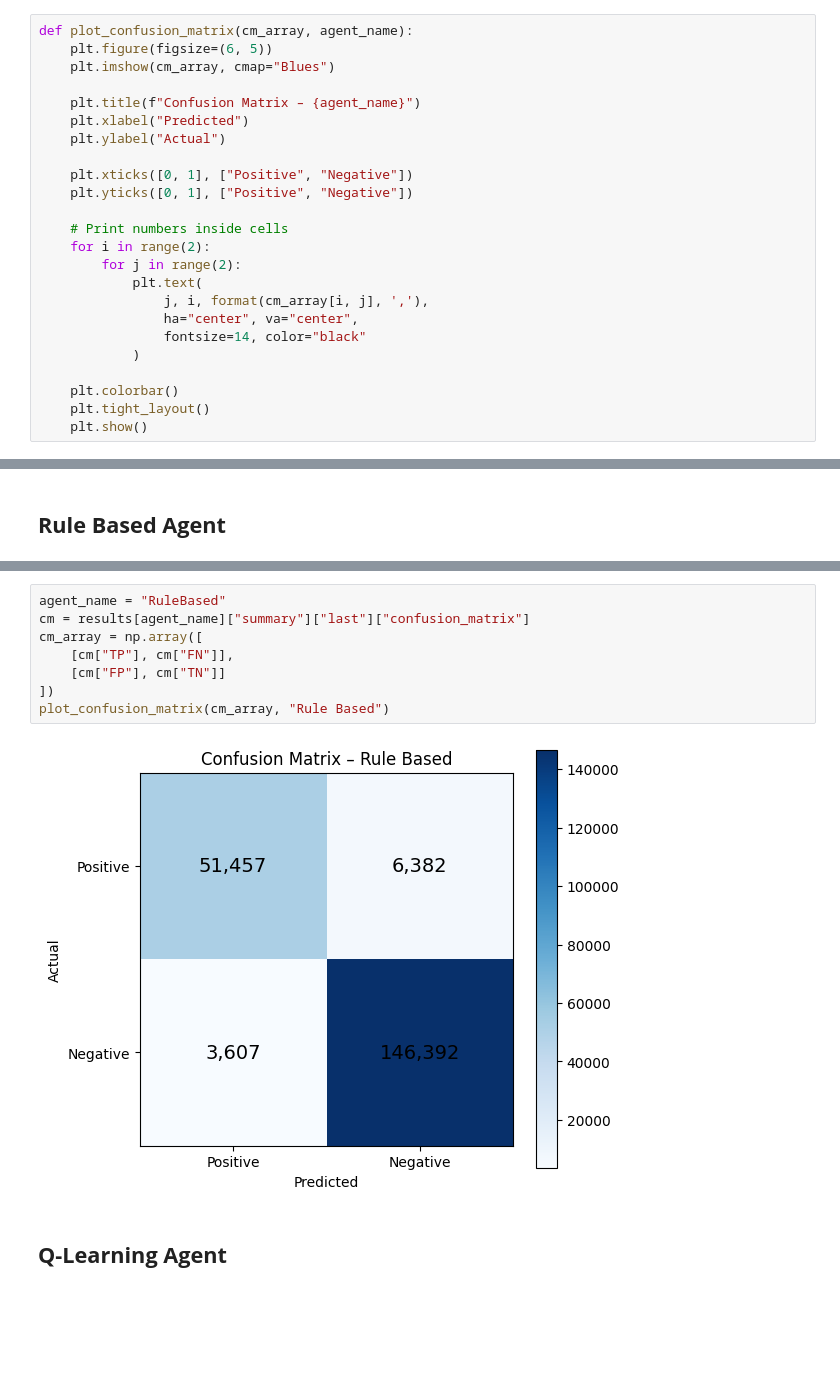
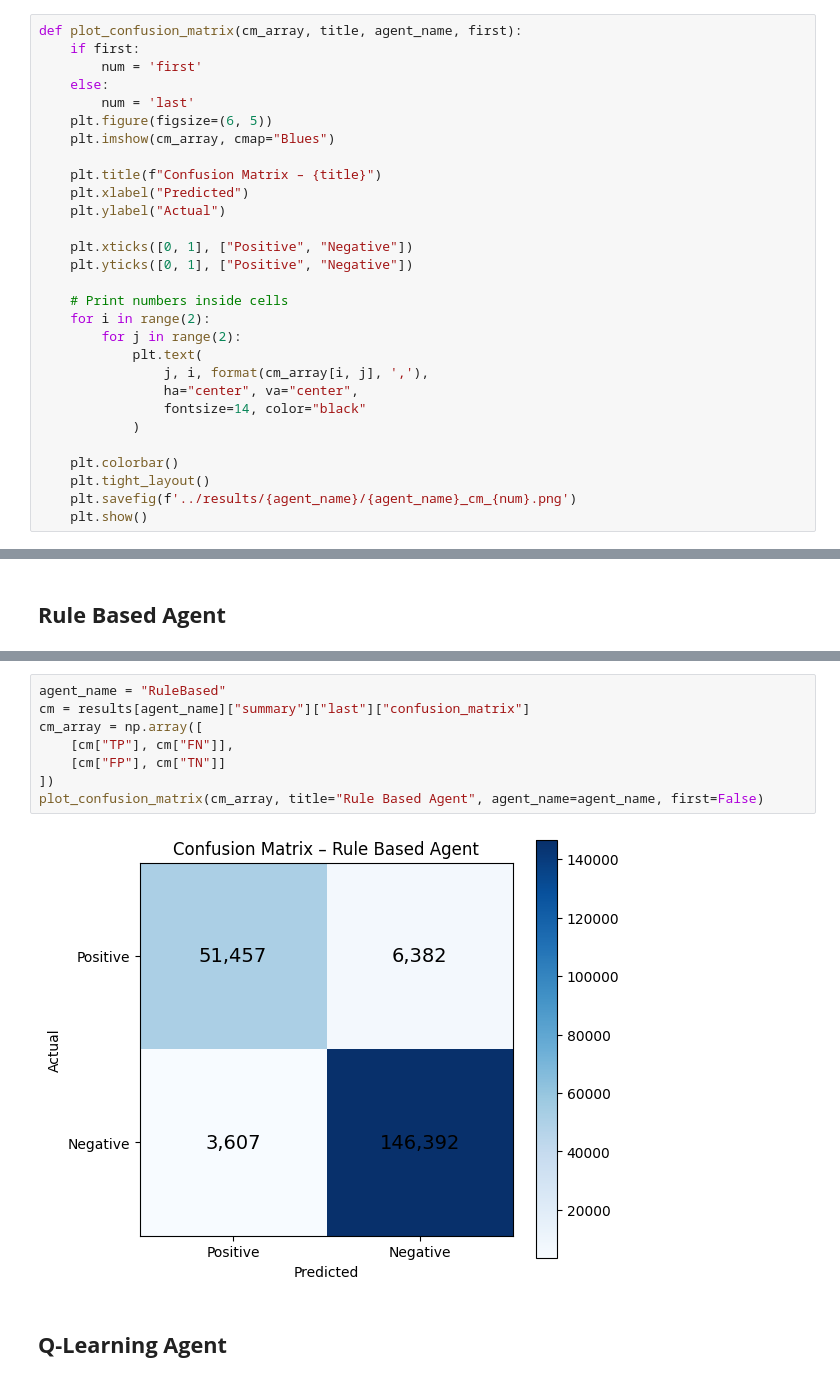
Before and after one commit to vmbobato/RL-Firewall, a Jupyter notebook: notebooks/visualization.ipynb, the cells around one changed output, grey strips where cells are left out. Cells and saved outputs as stored; diff of their text form; blank space fills up the shorter version.

Commit message:
updated notebooks - plots and bins_obs

```diff
--- a/notebooks/visualization.ipynb
+++ b/notebooks/visualization.ipynb
@@ -7,11 +7,15 @@ import numpy as np
 with open("../results/results.json", "r") as f:
     results = json.load(f)
 # %%
-def plot_confusion_matrix(cm_array, agent_name):
+def plot_confusion_matrix(cm_array, title, agent_name, first):
+    if first:
+        num = 'first'
+    else:
+        num = 'last'
     plt.figure(figsize=(6, 5))
     plt.imshow(cm_array, cmap="Blues")
 
-    plt.title(f"Confusion Matrix – {agent_name}")
+    plt.title(f"Confusion Matrix – {title}")
     plt.xlabel("Predicted")
     plt.ylabel("Actual")
 
@@ -29,6 +33,7 @@ def plot_confusion_matrix(cm_array, agent_name):
 
     plt.colorbar()
     plt.tight_layout()
+    plt.savefig(f'../results/{agent_name}/{agent_name}_cm_{num}.png')
     plt.show()
 # %% [markdown]
 **Random Agent**
@@ -77,13 +85,13 @@ plt.show()
 # %%
 agent_name = "RuleBased"
 cm = results[agent_name]["summary"]["last"]["confusion_matrix"]
 cm_array = np.array([
     [cm["TP"], cm["FN"]],
     [cm["FP"], cm["TN"]]
 ])
-plot_confusion_matrix(cm_array, "Rule Based")
+plot_confusion_matrix(cm_array, title="Rule Based Agent", agent_name=agent_name, first=False)
 # %% [output]
-[figure, old version]
+[figure, new version]
 # %% [markdown]
 **Q-Learning Agent**
 ---
```
Also changed, not shown: parts of 11 cells of this notebook, 1 other file.
